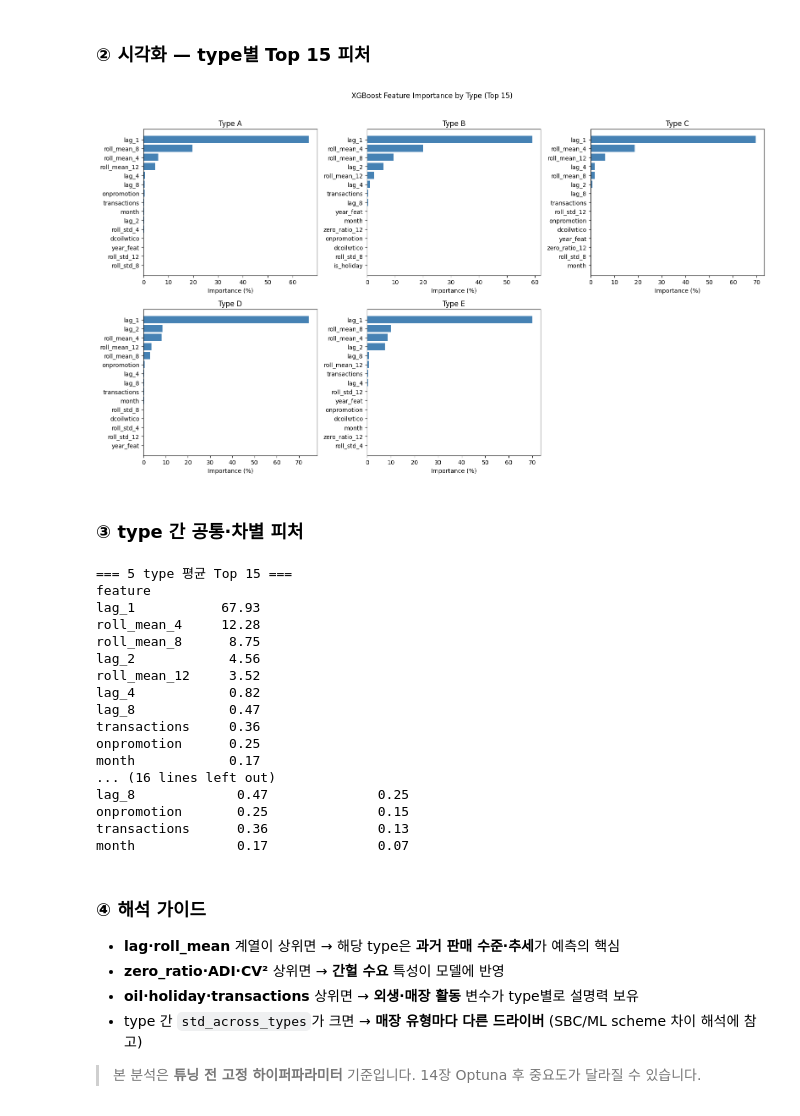
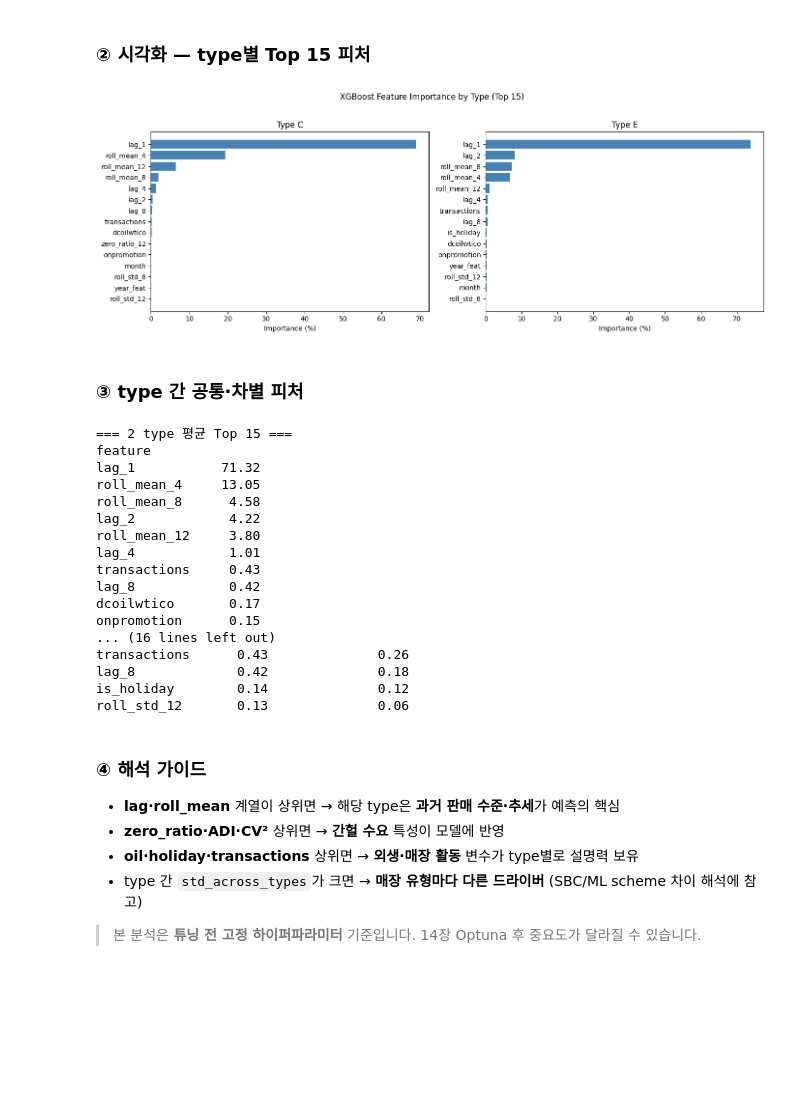
Before and after one commit to junghyuk-kim/ai-retail-demandforecasting, a Jupyter notebook: code/13_변수_중요도_분석.ipynb, the cells around one changed output. Saved outputs shown, nothing was run; the diff lists cells and outputs as text; code cells hidden in the pictures; blank space fills up the shorter version.

```diff
--- a/code/13_변수_중요도_분석.ipynb
+++ b/code/13_변수_중요도_분석.ipynb
@@ -103,28 +103,26 @@ type      feature  importance_pct
 ### ② 시각화 — type별 Top 15 피처
 # %%
 TOP_K = 15
-fig, axes = plt.subplots(2, 3, figsize=(16, 9))
+n = len(types)
+fig, axes = plt.subplots(1, n, figsize=(7*n, 5), squeeze=False)
 axes = axes.flatten()
-
 for i, t in enumerate(types):
     ax = axes[i]
     sub = imp_long[imp_long['type'] == t].nlargest(TOP_K, 'importance_pct')
     ax.barh(sub['feature'][::-1], sub['importance_pct'][::-1], color='steelblue')
     ax.set_title(f'Type {t}')
     ax.set_xlabel('Importance (%)')
-
-axes[-1].set_visible(False)
 fig.suptitle('XGBoost Feature Importance by Type (Top 15)', y=1.02)
 plt.tight_layout()
 plt.show()
 # %% [output]
-[figure, old version]
+[figure, new version]
 # %% [markdown]
 ### ③ type 간 공통·차별 피처
 # %%
 # type 평균 중요도
 mean_imp = imp_pivot.mean(axis=1).sort_values(ascending=False)
-print('=== 5 type 평균 Top 15 ===')
+print('=== 2 type 평균 Top 15 ===')
 print(mean_imp.head(15).round(2))
 
 # type 간 중요도 표준편차 — type마다 기여도가 다른 피처
@@ -136,23 +134,23 @@ hetero = pd.DataFrame({
 print('\n=== type 간 중요도 편차 큰 피처 (차별적) ===')
 print(hetero.head(10).round(2))
 # %% [output]
-=== 5 type 평균 Top 15 ===
+=== 2 type 평균 Top 15 ===
 feature
-lag_1           67.93
-roll_mean_4     12.28
-roll_mean_8      8.75
-lag_2            4.56
-roll_mean_12     3.52
-lag_4            0.82
-lag_8            0.47
-transactions     0.36
-onpromotion      0.25
-month            0.17
+lag_1           71.32
+roll_mean_4     13.05
+roll_mean_8      4.58
+lag_2            4.22
+roll_mean_12     3.80
+lag_4            1.01
+transactions     0.43
+lag_8            0.42
+dcoilwtico       0.17
+onpromotion      0.15
 ... (16 lines left out)
-lag_8             0.47              0.25
-onpromotion       0.25              0.15
-transactions      0.36              0.13
-month             0.17              0.07
+transactions      0.43              0.26
+lag_8             0.42              0.18
+is_holiday        0.14              0.12
+roll_std_12       0.13              0.06
 # %% [markdown]
 ### ④ 해석 가이드
 
```
Also changed, not shown: parts of 3 cells of this notebook, 1 other file.
